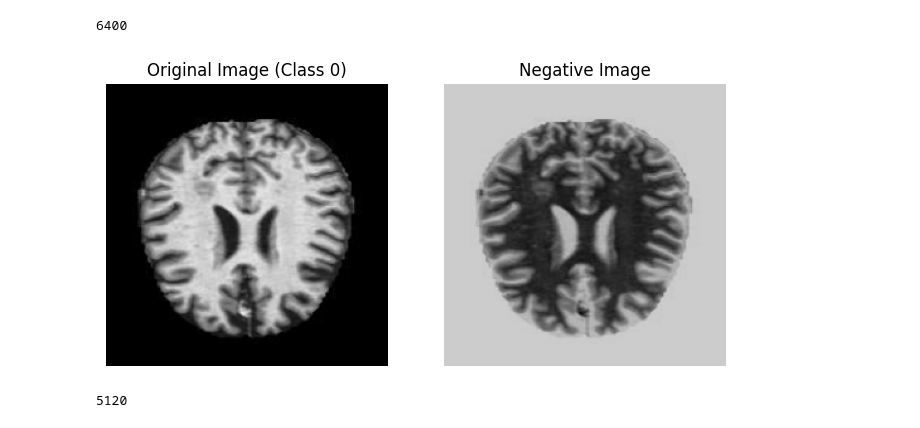
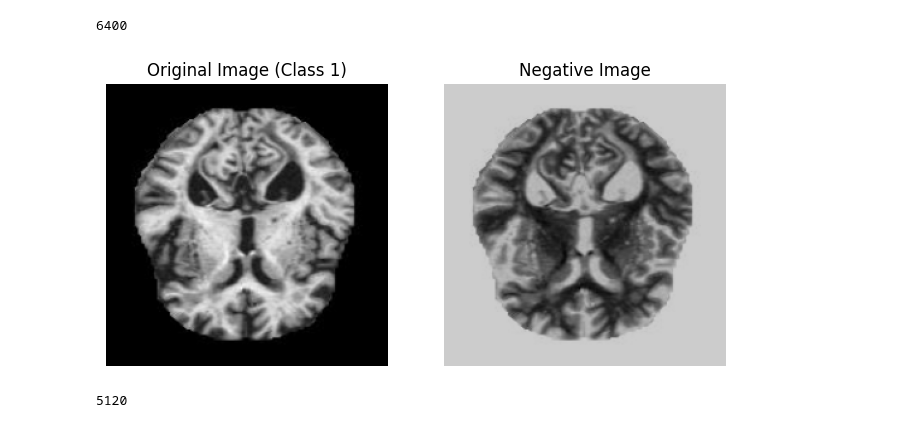
Before and after one commit to ArchitGupta16/Alzheimer-Detection, a Jupyter notebook: Alzheimer Dataset/Comparison with Existing Models/AD-Lite-Net.ipynb, the cells around one changed output. Saved outputs shown, nothing was run; the diff lists cells and outputs as text; code cells hidden in the pictures.

```diff
--- a/Alzheimer Dataset/Comparison with Existing Models/AD-Lite-Net.ipynb
+++ b/Alzheimer Dataset/Comparison with Existing Models/AD-Lite-Net.ipynb
@@ -78,29 +78,29 @@ len(data)
 # %%
 import cv2
 import matplotlib.pyplot as plt
 
 # Get the image and its class label
-image_array, class_num = data[70]
+image_array, class_num = data[125]
 # temp = 0.8*image_array
 
 negative_image = (255 - image_array)*0.8
 scaled_image = cv2.convertScaleAbs(negative_image)
 
 # Display the original and negative images
 plt.figure(figsize=(8, 4))
 plt.subplot(1, 2, 1)
 plt.title(f'Original Image (Class {class_num})')
 plt.imshow(cv2.cvtColor(image_array, cv2.COLOR_BGR2RGB))
 plt.axis('off')
 
 plt.subplot(1, 2, 2)
 plt.title(f'Negative Image')
 plt.imshow(cv2.cvtColor(scaled_image, cv2.COLOR_BGR2RGB))
 plt.axis('off')
 
 plt.show()
 # %% [output]
-[figure, old version]
+[figure, new version]
 # %%
 from sklearn.model_selection import StratifiedShuffleSplit
 # %%
```
Also changed, not shown: parts of 10 cells of this notebook.
